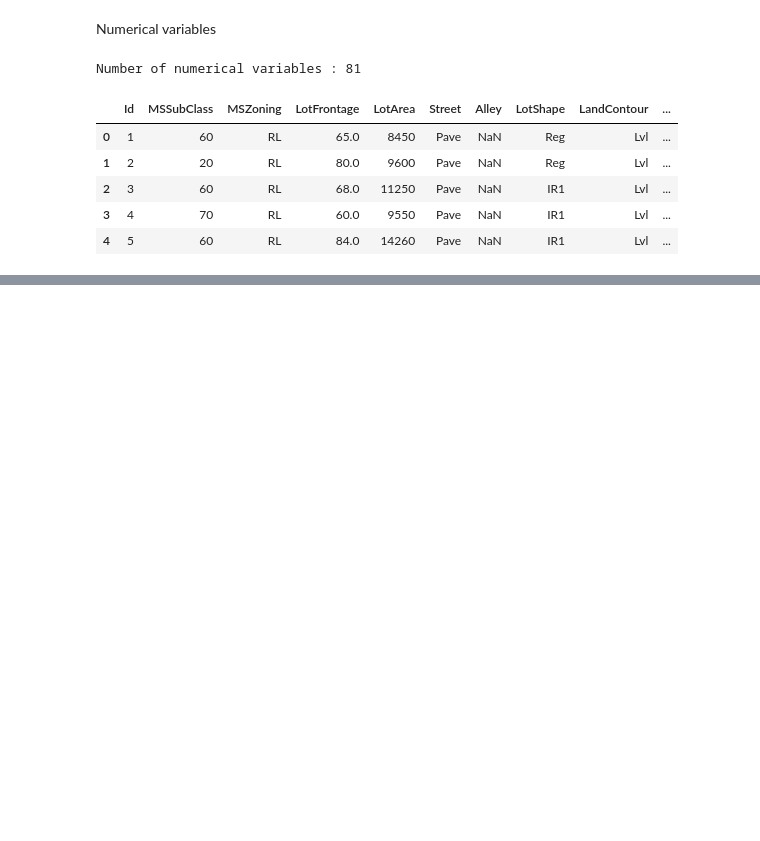
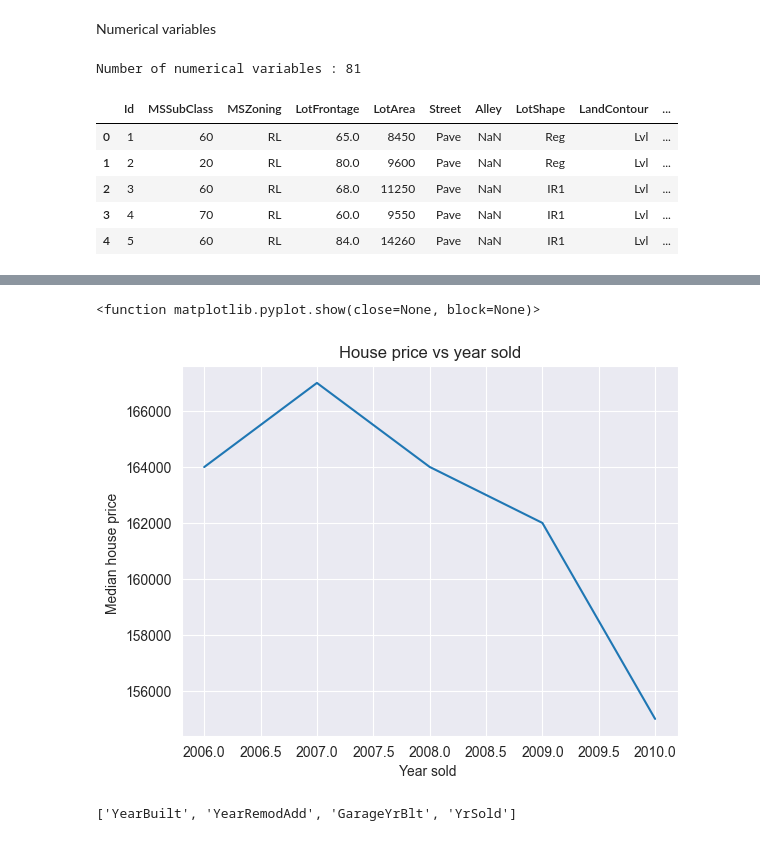
Before and after one commit to smriti-nyx/JupyterProject, a Jupyter notebook: House Prices : Advanced Regression Techniques.ipynb, the cells around one changed output, grey strips where cells are left out. Drawn from its saved outputs; the diff is of its cells as text; code cells hidden in the pictures; blank space fills up the shorter version.

```diff
--- a/House Prices : Advanced Regression Techniques.ipynb
+++ b/House Prices : Advanced Regression Techniques.ipynb
@@ -130,0 +170,15 @@ Temporal variables (Eg :datetime variables )
+# %%
+df.groupby('YrSold')['SalePrice'].median().plot()
+plt.xlabel('Year sold ')
+plt.ylabel('Median house price ')
+plt.title("House price vs year sold")
+plt.show
+#dfgroupby('YrSold')Groups all rows by the year the house was sold.
+#so all houses sold in 2006 go in one group, 2007 in another, and so on.
+# %% [output]
+<function matplotlib.pyplot.show(close=None, block=None)>
+[figure, added]
+# %%
+year_feature
+# %% [output]
+['YearBuilt', 'YearRemodAdd', 'GarageYrBlt', 'YrSold']
```
Also changed, not shown: parts of 14 cells of this notebook.
